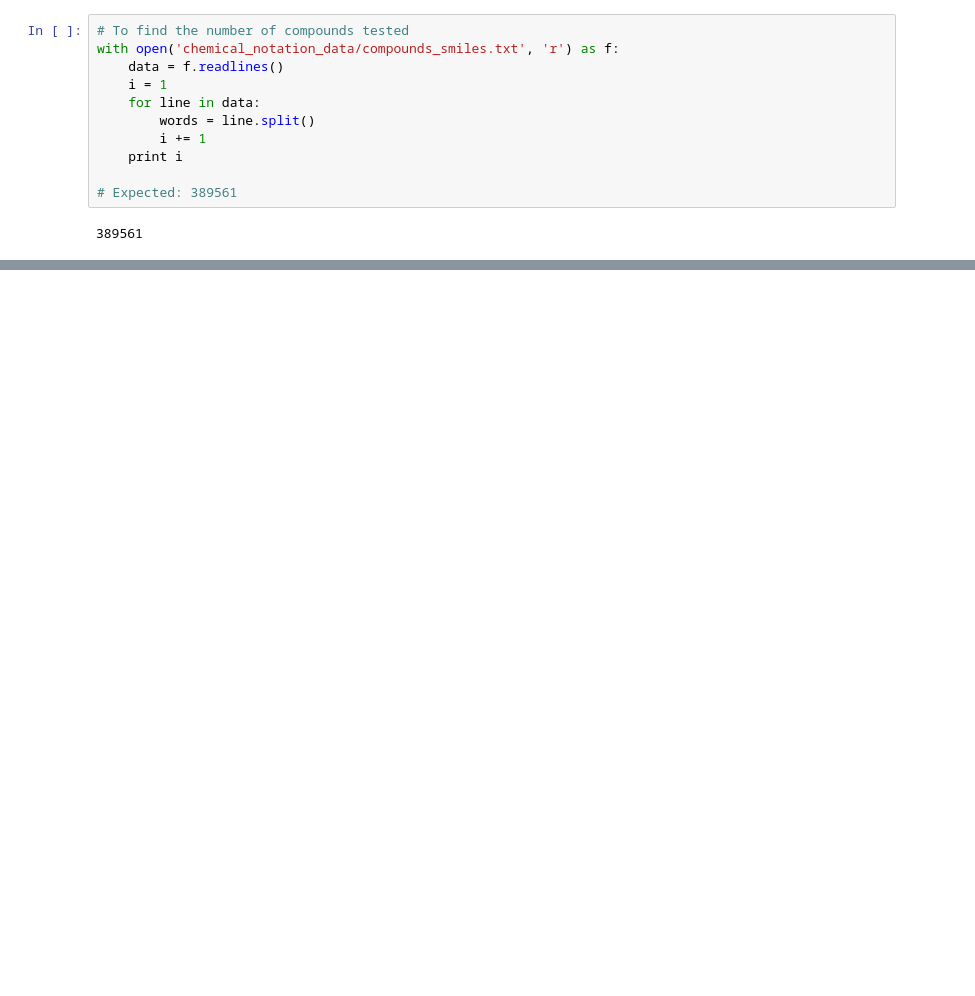
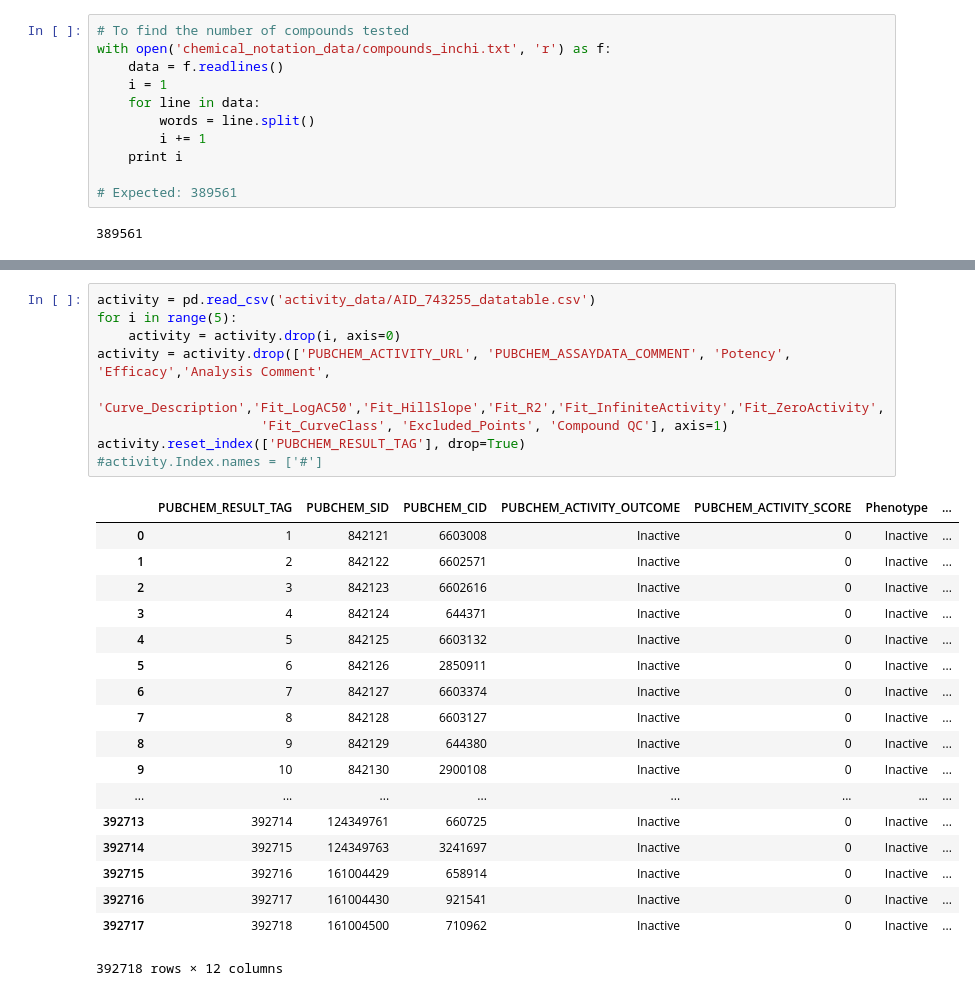
Before and after one commit to BeckResearchLab/USP-inhibition, a Jupyter notebook: read_notation.ipynb, the cells around one changed output, grey strips where cells are left out. Drawn from its saved outputs; the diff is of its cells as text; blank space fills up the shorter version.

```diff
--- a/read_notation.ipynb
+++ b/read_notation.ipynb
@@ -16,7 +16,7 @@ with open('chemical_notation_data/substances_smiles.txt', 'r') as f:
 392719
 # %%
 # To find the number of compounds tested
-with open('chemical_notation_data/compounds_smiles.txt', 'r') as f:
+with open('chemical_notation_data/compounds_inchi.txt', 'r') as f:
     data = f.readlines()
     i = 1
     for line in data:
@@ -131,0 +133,28 @@ fileObject.close()
+# %%
+activity = pd.read_csv('activity_data/AID_743255_datatable.csv')
+for i in range(5):
+    activity = activity.drop(i, axis=0)
+activity = activity.drop(['PUBCHEM_ACTIVITY_URL', 'PUBCHEM_ASSAYDATA_COMMENT', 'Potency', 'Efficacy','Analysis Comment',
+                     'Curve_Description','Fit_LogAC50','Fit_HillSlope','Fit_R2','Fit_InfiniteActivity','Fit_ZeroActivity',
+                     'Fit_CurveClass', 'Excluded_Points', 'Compound QC'], axis=1)
+activity.reset_index(['PUBCHEM_RESULT_TAG'], drop=True)
+#activity.Index.names = ['#']
+# %% [output]
+|  | PUBCHEM_RESULT_TAG | PUBCHEM_SID | PUBCHEM_CID | PUBCHEM_ACTIVITY_OUTCOME | PUBCHEM_ACTIVITY_SCORE | Phenotype | ... |
+| 0 | 1 | 842121 | 6603008 | Inactive | 0 | Inactive | ... |
+| 1 | 2 | 842122 | 6602571 | Inactive | 0 | Inactive | ... |
+| 2 | 3 | 842123 | 6602616 | Inactive | 0 | Inactive | ... |
+| 3 | 4 | 842124 | 644371 | Inactive | 0 | Inactive | ... |
+| 4 | 5 | 842125 | 6603132 | Inactive | 0 | Inactive | ... |
+| 5 | 6 | 842126 | 2850911 | Inactive | 0 | Inactive | ... |
+| 6 | 7 | 842127 | 6603374 | Inactive | 0 | Inactive | ... |
+| 7 | 8 | 842128 | 6603127 | Inactive | 0 | Inactive | ... |
+| 8 | 9 | 842129 | 644380 | Inactive | 0 | Inactive | ... |
+| 9 | 10 | 842130 | 2900108 | Inactive | 0 | Inactive | ... |
+| ... | ... | ... | ... | ... | ... | ... | ... |
+| 392713 | 392714 | 124349761 | 660725 | Inactive | 0 | Inactive | ... |
+| 392714 | 392715 | 124349763 | 3241697 | Inactive | 0 | Inactive | ... |
+| 392715 | 392716 | 161004429 | 658914 | Inactive | 0 | Inactive | ... |
+| 392716 | 392717 | 161004430 | 921541 | Inactive | 0 | Inactive | ... |
+| 392717 | 392718 | 161004500 | 710962 | Inactive | 0 | Inactive | ... |
+392718 rows × 12 columns
```
Also changed, not shown: parts of 7 cells of this notebook.
